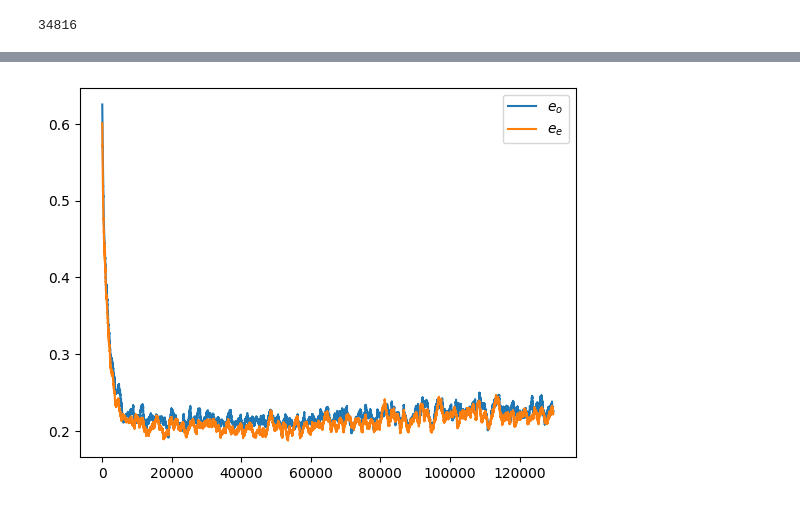
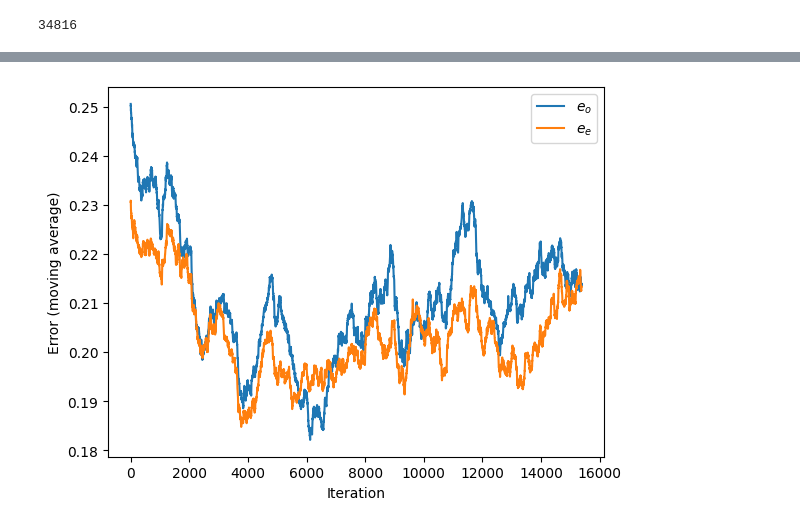
Before and after one commit to antroseco/fibre-sim, a Jupyter notebook: lab_data_alamouti.ipynb, the cells around one changed output, grey strips where cells are left out. Saved outputs shown, nothing was run; the diff lists cells and outputs as text; code cells hidden in the pictures.

```diff
--- a/lab_data_alamouti.ipynb
+++ b/lab_data_alamouti.ipynb
@@ -234,6 +219,6 @@ array([    1,     1,     1,     1,     1,     1,  1018,     1,     1,
 # %% [output]
 34816
 # %%
-rx_16qam = rx_sync[np.mod(np.arange(rx_sync.size), 2 * 34816) >= 2 * 2 * 1024]
+rx_16qam = normalize_power(rx_sync[np.mod(np.arange(rx_sync.size), 2 * 34816) >= 2 * 2 * 1024])[:2 * 32768]
 rx_16qam.size
 # %% [output]
@@ -241,2 +226,4 @@ rx_16qam.size
 # %%
-training = np.tile(data_ref, 10)
+# training = np.tile(normalize_power(data_ref), 10)
+training = normalize_power(data_ref)
+training.size
@@ -243,3 +232,21 @@ training = np.tile(data_ref, 10)
 # %%
-aeq = AdaptiveEqualizerAlamouti(47, 6.5e-2, 6.1e-2, Modulator16QAM(), Demodulator16QAM(), training, True)
+aeq = AdaptiveEqualizerAlamouti(47, 1e-2, 0.05, Modulator16QAM(), Demodulator16QAM(), training, True)
 rx_aeq = aeq(rx_16qam)
+# %%
+for _ in range(256):
+    aeq.first = True
+    rx_aeq = aeq(rx_16qam)
+
+plt.stem(np.abs(aeq.w11))
+plt.show()
+plt.stem(np.abs(aeq.w12))
+plt.show()
+fig, axs = plt.subplots(1, 3, figsize=(16,6))
+axs[0].scatter(range(rx_16qam.size), np.abs(rx_16qam), alpha=0.01)
+axs[0].set_title("Before equalizer")
+axs[1].scatter(range(rx_aeq.size), np.abs(rx_aeq), alpha=0.01)
+axs[1].set_title("After equalizer")
+axs[2].scatter(range(data_ref.size), np.abs(data_ref), alpha=0.01)
+axs[2].set_title("Training")
+axs[2].set_ylim(*axs[1].get_ylim())
+plt.show()
@@ -289,13 +275,15 @@ plt.show()
 # %%
 def ma(x, w):
     return np.convolve(x, np.ones(w), 'valid') / w
 
 plt.plot(ma(np.abs(aeq.e_oC_log), 1_000), label="$e_o$")
 plt.plot(ma(np.abs(aeq.e_eC_log), 1_000), label="$e_e$")
+plt.ylabel("Error (moving average)")
+plt.xlabel("Iteration")
 plt.legend()
 plt.show()
 # %% [output]
-[figure, old version]
+[figure, new version]
 # %%
 plt.plot(np.abs(aeq.p_log), label="abs(p)")
 plt.plot(np.unwrap(np.angle(aeq.p_log)), label="angle(p)")
```
Also changed, not shown: parts of 34 cells of this notebook.
